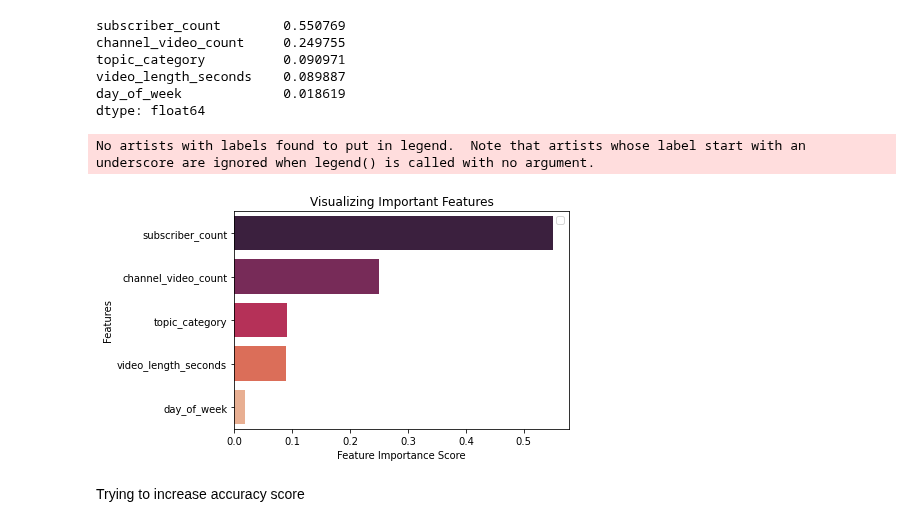
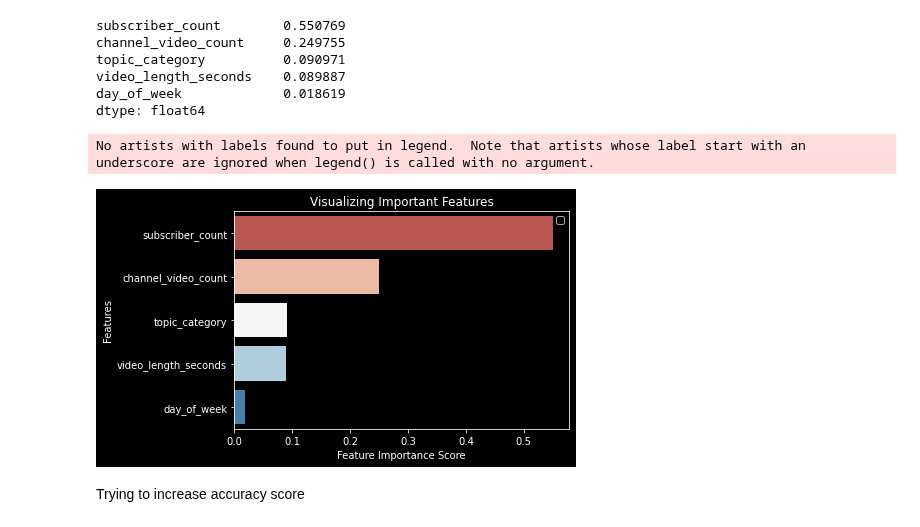
Before and after one commit to SNEHALDD/Youtube_Video_Analysis, a Jupyter notebook: ML_Jupyter_Notebook_Files/machine_learning_new.ipynb, the cells around one changed output. Saved outputs shown, nothing was run; the diff lists cells and outputs as text; code cells hidden in the pictures.

```diff
--- a/ML_Jupyter_Notebook_Files/machine_learning_new.ipynb
+++ b/ML_Jupyter_Notebook_Files/machine_learning_new.ipynb
@@ -337,15 +355,16 @@ dtype: float64
 # %%
 #visualize feature importance
 #colors=sns.color_palette("rocket", as_cmap=True)
-sns.barplot(x=feature_imp, y=feature_imp.index,palette="rocket")
+sns.barplot(x=feature_imp, y=feature_imp.index,palette="RdBu")
+plt.style.use("dark_background")
 plt.xlabel('Feature Importance Score')
 plt.ylabel('Features')
 plt.title("Visualizing Important Features")
 plt.legend()
 plt.show()
 # %% [output]
 No artists with labels found to put in legend.  Note that artists whose label start with an underscore are ignored when legend() is called with no argument.
-[figure, old version]
+[figure, new version]
 # %% [markdown]
 Trying to increase accuracy score
 # %%
```
Also changed, not shown: parts of 4 cells of this notebook, 1 other file.
